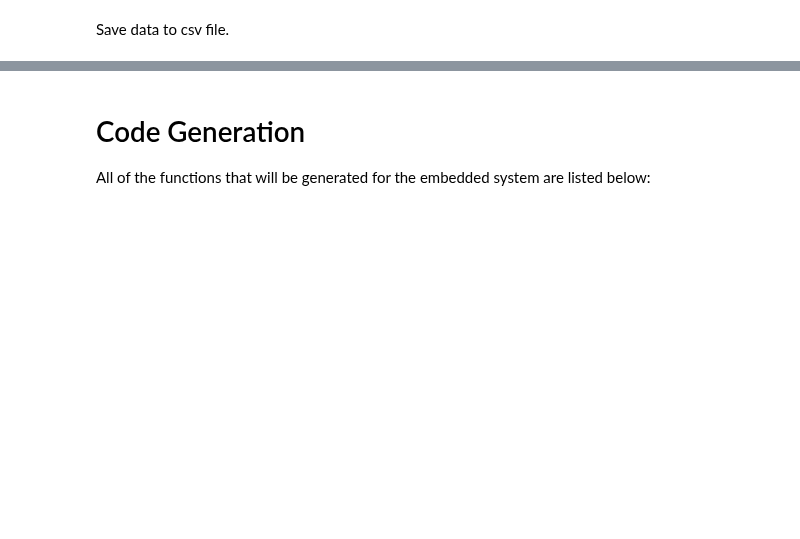
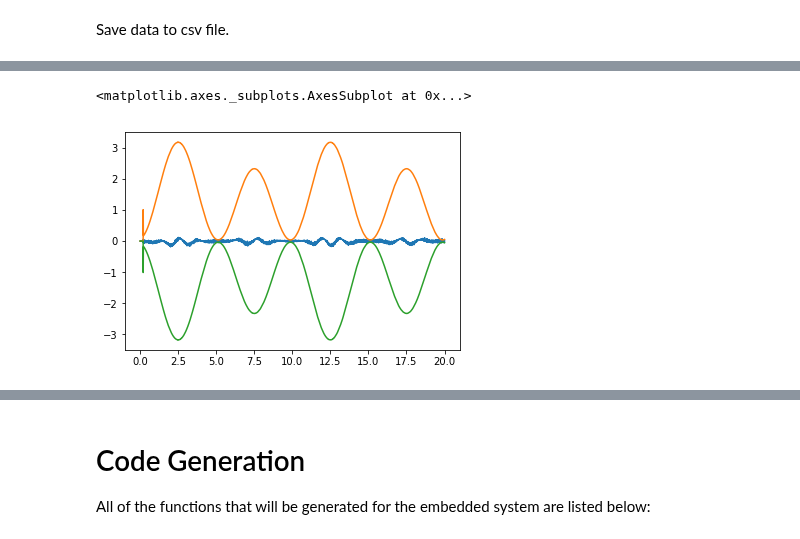
Before and after one commit to CogniPilot/pyecca, a Jupyter notebook: notebooks/AttitudeLGPEKF.ipynb, the cells around one changed output, grey strips where cells are left out. Saved outputs shown, nothing was run; the diff lists cells and outputs as text; code cells hidden in the pictures; blank space fills up the shorter version.

```diff
--- a/notebooks/AttitudeLGPEKF.ipynb
+++ b/notebooks/AttitudeLGPEKF.ipynb
@@ -1059,0 +1083,7 @@ res.beta_mag_0.plot()
+# %%
+res.r_accel_1.plot()
+res.r_std_accel_1.plot()
+(-1*res.r_std_accel_1).plot()
+# %% [output]
+<matplotlib.axes._subplots.AxesSubplot at 0x...>
+[figure, added]
```
Also changed, not shown: parts of 16 cells of this notebook.
